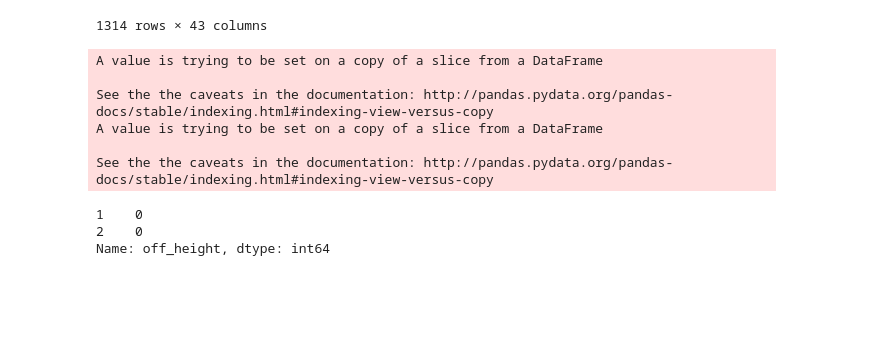
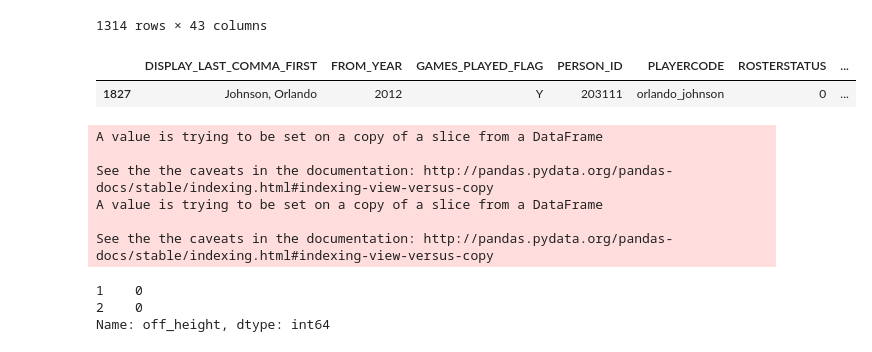
Before and after one commit to hwchase17/sportvu, a Jupyter notebook: SportVu_1.ipynb, the cells around one changed output. Cells and saved outputs as stored; diff of their text form; code cells hidden in the pictures; blank space fills up the shorter version.

```diff
--- a/SportVu_1.ipynb
+++ b/SportVu_1.ipynb
@@ -255,6 +255,12 @@ all2013.loc[at]
 | 64527 | 18 | Valanciunas, Jonas | 202685 | 1.2 | 0 | 1 | 10 | ... |
 | 64528 | 19 | Ross, Terrence | 203082 | 4.2 | 24 | 0 | 10 | ... |
 1314 rows × 43 columns
+# %%
+hi = players2013.loc[players2013.PERSON_ID==203111]
+hi
+# %% [output]
+|  | DISPLAY_LAST_COMMA_FIRST | FROM_YEAR | GAMES_PLAYED_FLAG | PERSON_ID | PLAYERCODE | ROSTERSTATUS | ... |
+| 1827 | Johnson, Orlando | 2012 | Y | 203111 | orlando_johnson | 0 | ... |
 # %%
 for player in players_shot:
     at = all2013[all2013['PLAYER_ID']==player].index.tolist()
```
Also changed, not shown: parts of 15 cells of this notebook, 3 other files.
